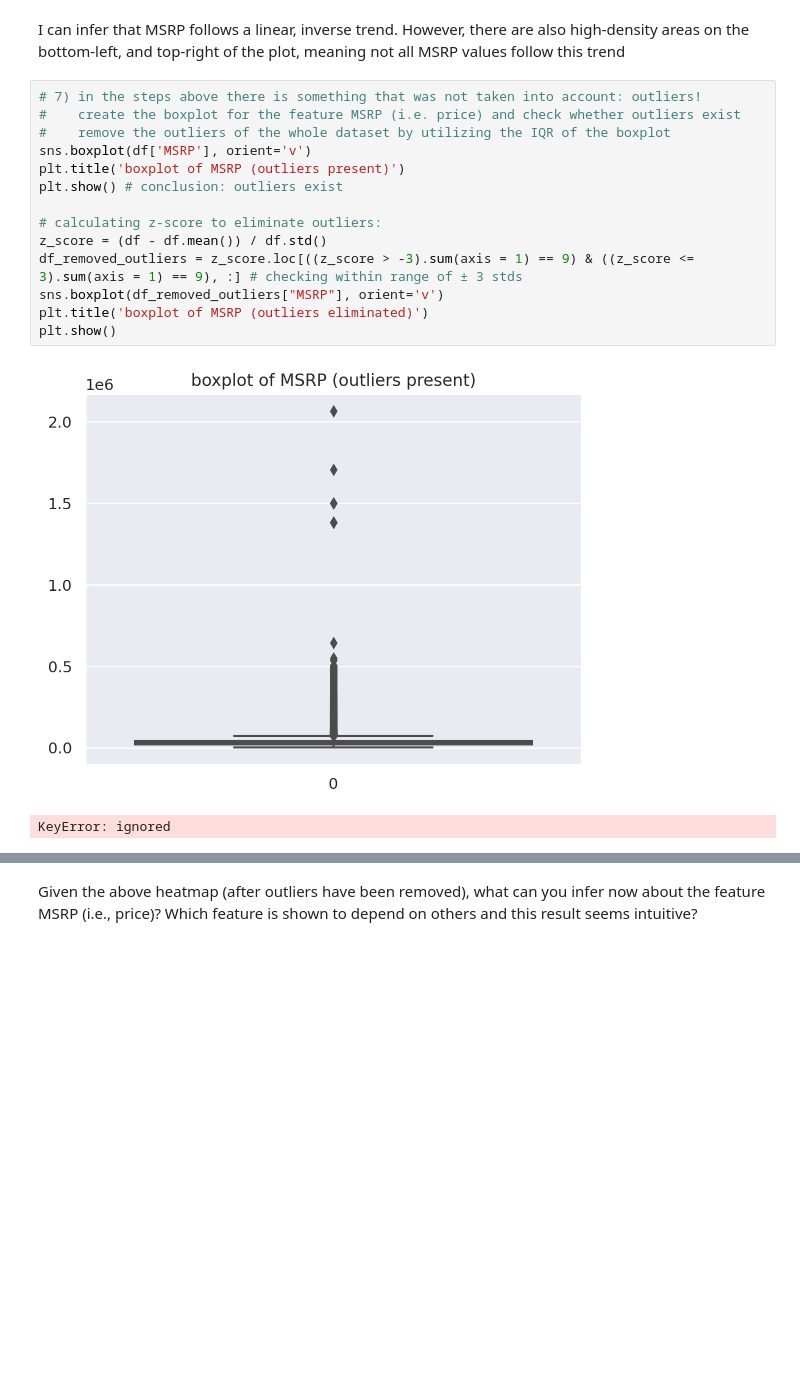
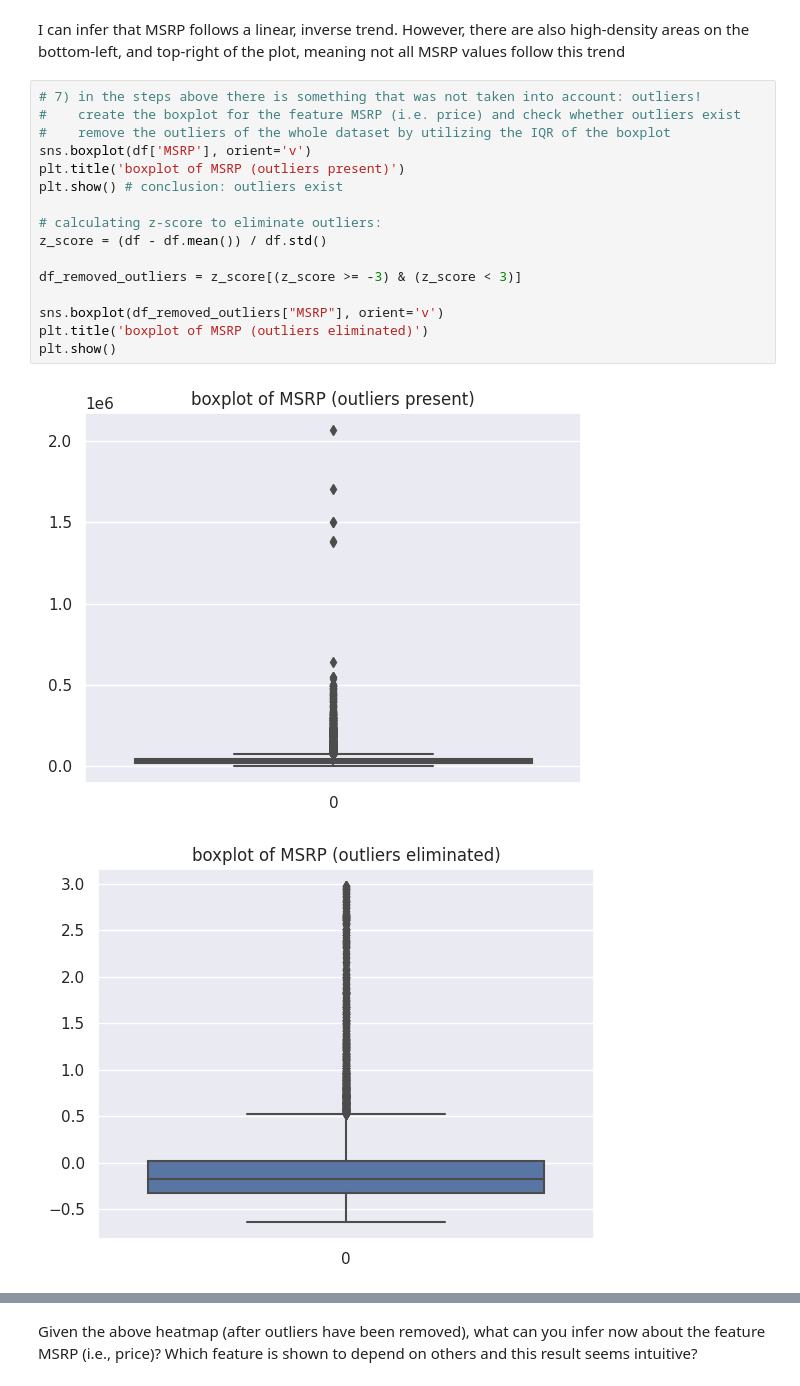
Before and after one commit to arnav-exe/Data-Mining-Labs, a Jupyter notebook: ECS607U_Lab03.ipynb, the cells around one changed output, grey strips where cells are left out. Saved outputs shown, nothing was run; the diff lists cells and outputs as text; blank space fills up the shorter version.

```diff
--- a/ECS607U_Lab03.ipynb
+++ b/ECS607U_Lab03.ipynb
@@ -399,20 +399,22 @@ However, there are also high-density areas on the bottom-left, and top-right of
 # %%
 # 7) in the steps above there is something that was not taken into account: outliers!
 #    create the boxplot for the feature MSRP (i.e. price) and check whether outliers exist
 #    remove the outliers of the whole dataset by utilizing the IQR of the boxplot
 sns.boxplot(df['MSRP'], orient='v')
 plt.title('boxplot of MSRP (outliers present)')
 plt.show() # conclusion: outliers exist
 
 # calculating z-score to eliminate outliers:
 z_score = (df - df.mean()) / df.std()
-df_removed_outliers = z_score.loc[((z_score > -3).sum(axis = 1) == 9) & ((z_score <= 3).sum(axis = 1) == 9), :] # checking within range of ± 3 stds
+
+df_removed_outliers = z_score[(z_score >= -3) & (z_score < 3)]
+
 sns.boxplot(df_removed_outliers["MSRP"], orient='v')
 plt.title('boxplot of MSRP (outliers eliminated)')
 plt.show()
 # %% [output]
 [figure]
-KeyError: ignored
+[figure, added]
 # %%
 # 8) compute again the correlation between the features and create its heatmap
 df_corr2 = df_removed_outliers.corr()
```
Also changed, not shown: parts of 4 cells of this notebook.
